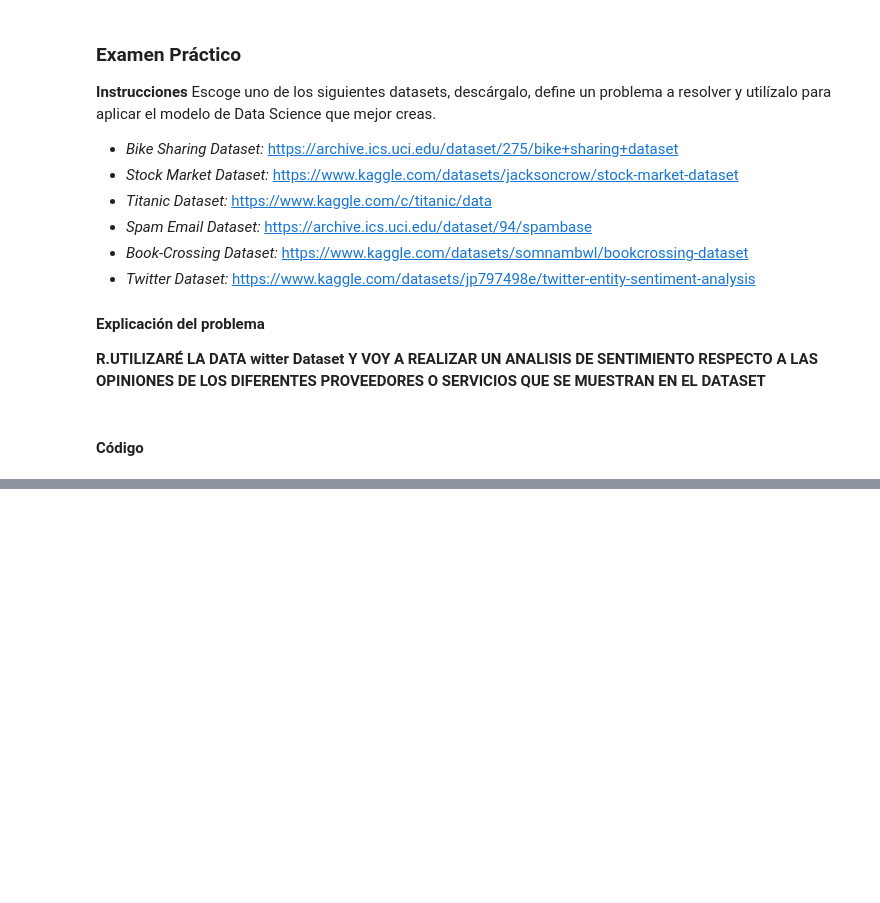
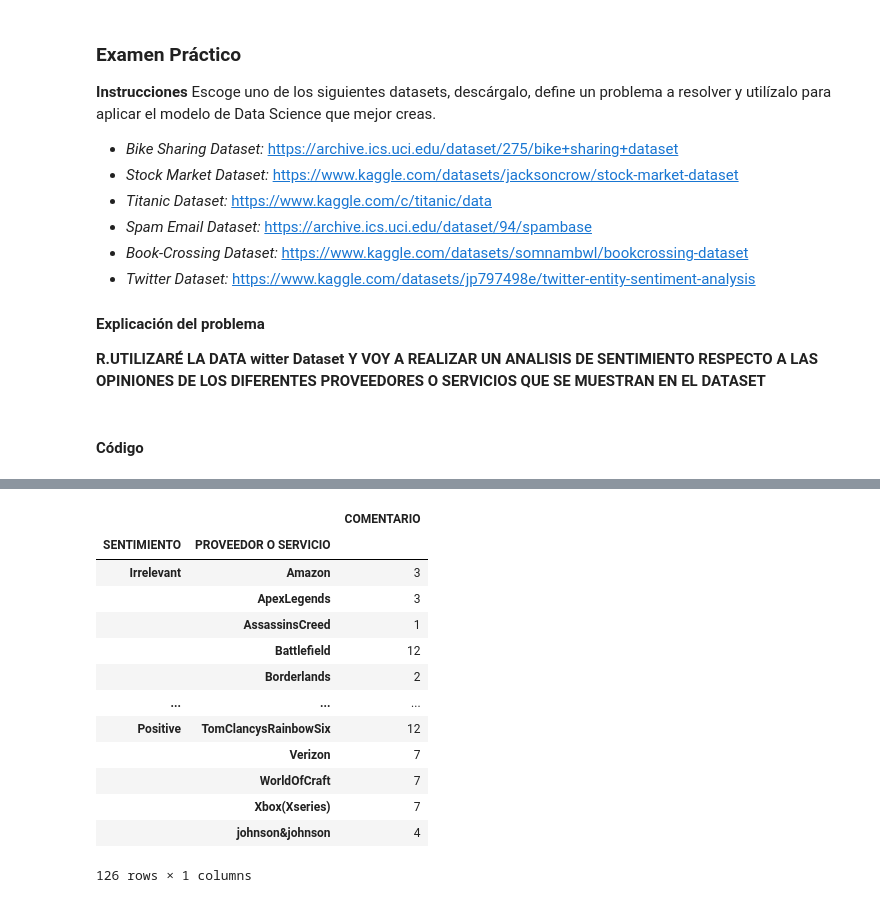
Before and after one commit to MarianaSosaTerrazas/DIPLOMADO_CIENCIA_MATEMATICA_2024-1, a Jupyter notebook: Examen_Diplomado_Ciencia_de_Datos_MST.ipynb, the cells around one changed output, grey strips where cells are left out. Cells and saved outputs as stored; diff of their text form; code cells hidden in the pictures; blank space fills up the shorter version.

```diff
--- a/Examen_Diplomado_Ciencia_de_Datos_MST.ipynb
+++ b/Examen_Diplomado_Ciencia_de_Datos_MST.ipynb
@@ -109,0 +161,17 @@ Escoge uno de los siguientes datasets, descárgalo, define un problema a resolve
+# %%
+df_3
+# %% [output]
+|  |  | COMENTARIO |
+| SENTIMIENTO | PROVEEDOR O SERVICIO |  |
+| Irrelevant | Amazon | 3 |
+|  | ApexLegends | 3 |
+|  | AssassinsCreed | 1 |
+|  | Battlefield | 12 |
+|  | Borderlands | 2 |
+| ... | ... | ... |
+| Positive | TomClancysRainbowSix | 12 |
+|  | Verizon | 7 |
+|  | WorldOfCraft | 7 |
+|  | Xbox(Xseries) | 7 |
+|  | johnson&johnson | 4 |
+126 rows × 1 columns
```
Also changed, not shown: parts of 21 cells of this notebook.
